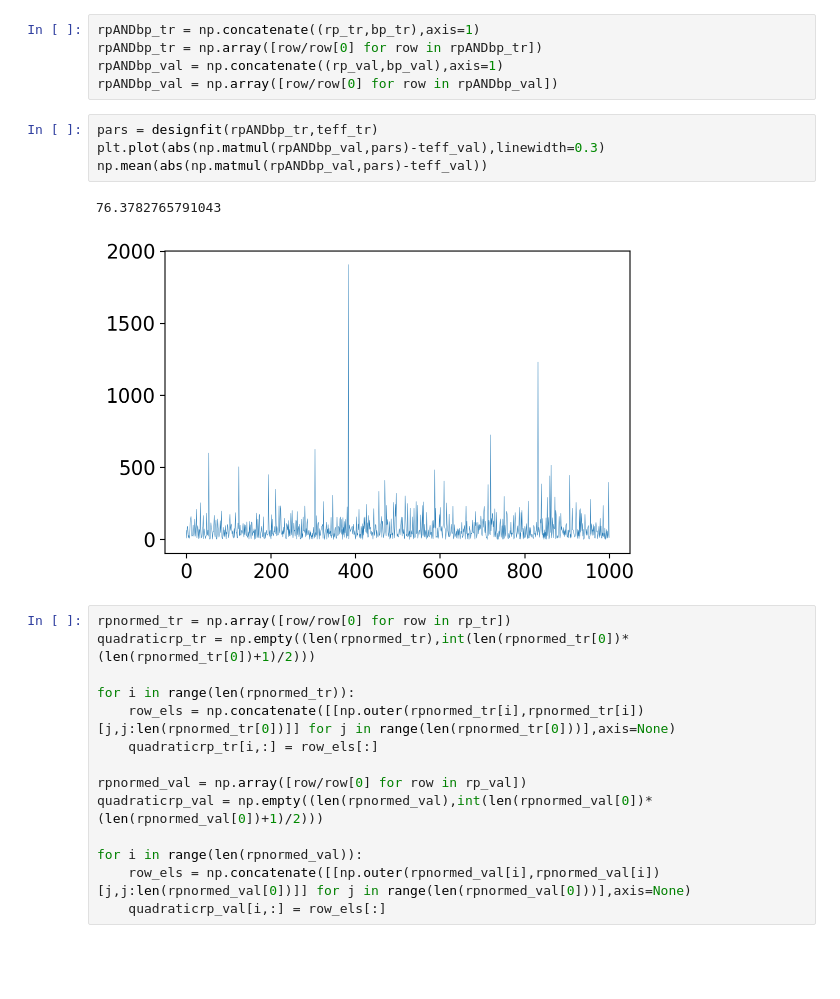
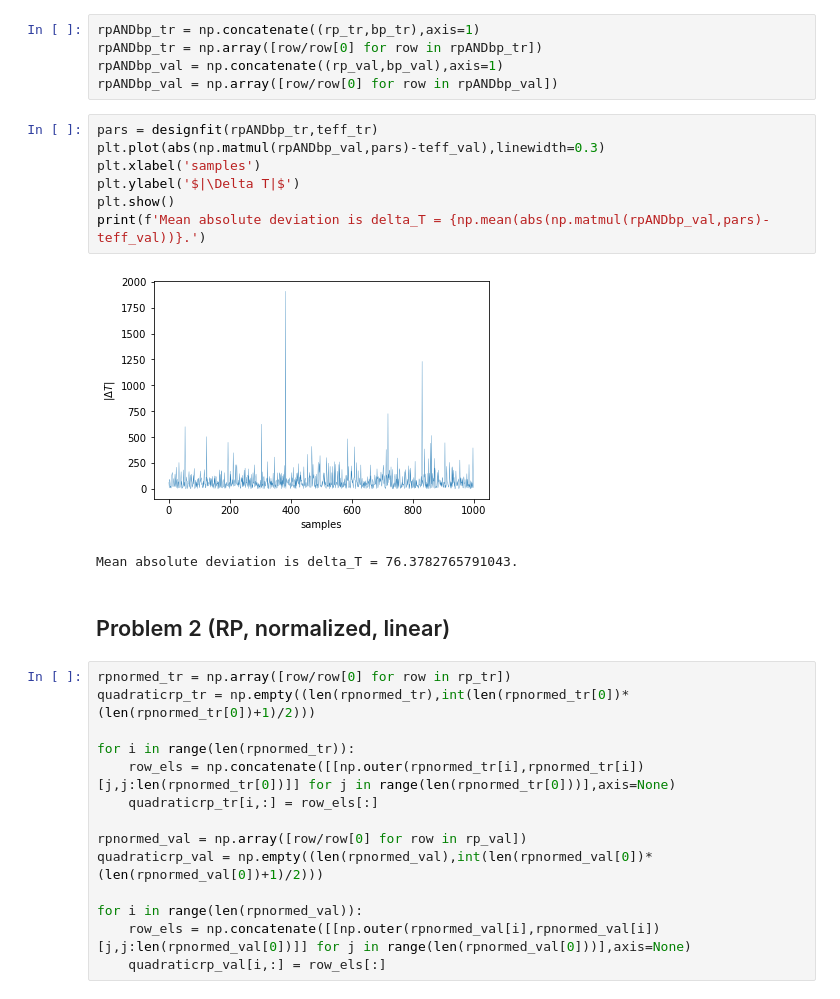
Before and after one commit to krlodeleon/datascience_fall2022, a Jupyter notebook: prob_set_5/ps5.ipynb, the cells around one changed output. Cells and saved outputs as stored; diff of their text form; blank space fills up the shorter version.

```diff
--- a/prob_set_5/ps5.ipynb
+++ b/prob_set_5/ps5.ipynb
@@ -61,10 +55,15 @@ rpANDbp_val = np.array([row/row[0] for row in rpANDbp_val])
 # %%
 pars = designfit(rpANDbp_tr,teff_tr)
 plt.plot(abs(np.matmul(rpANDbp_val,pars)-teff_val),linewidth=0.3)
-np.mean(abs(np.matmul(rpANDbp_val,pars)-teff_val))
+plt.xlabel('samples')
+plt.ylabel('$|\Delta T|$')
+plt.show()
+print(f'Mean absolute deviation is delta_T = {np.mean(abs(np.matmul(rpANDbp_val,pars)-teff_val))}.')
 # %% [output]
+[figure, new version]
-76.3782765791043
+Mean absolute deviation is delta_T = 76.3782765791043.
-[figure, old version]
+# %% [markdown]
+## Problem 2 (RP, normalized, linear)
 # %%
 rpnormed_tr = np.array([row/row[0] for row in rp_tr])
 quadraticrp_tr = np.empty((len(rpnormed_tr),int(len(rpnormed_tr[0])*(len(rpnormed_tr[0])+1)/2)))
```
Also changed, not shown: parts of 11 cells of this notebook.
